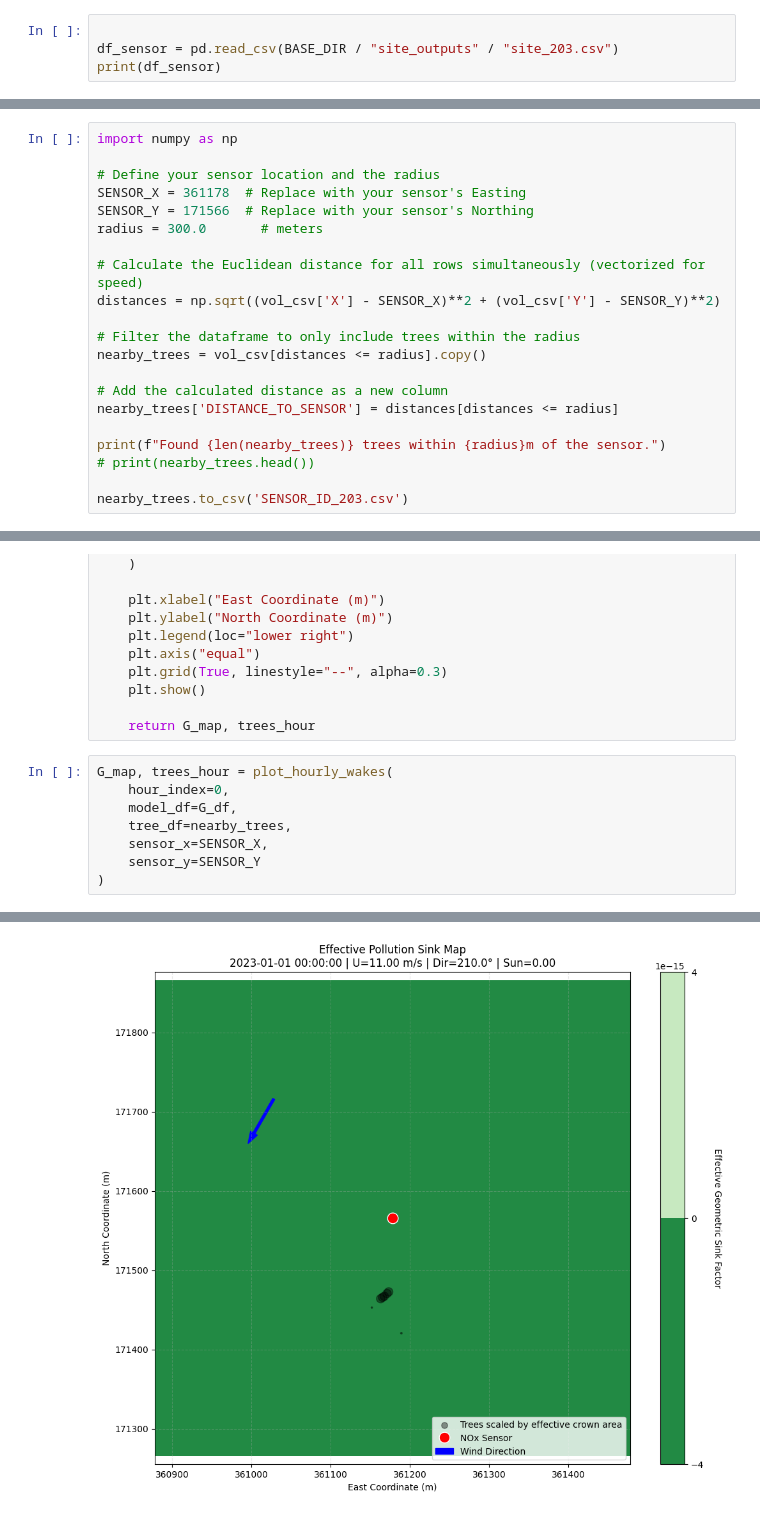
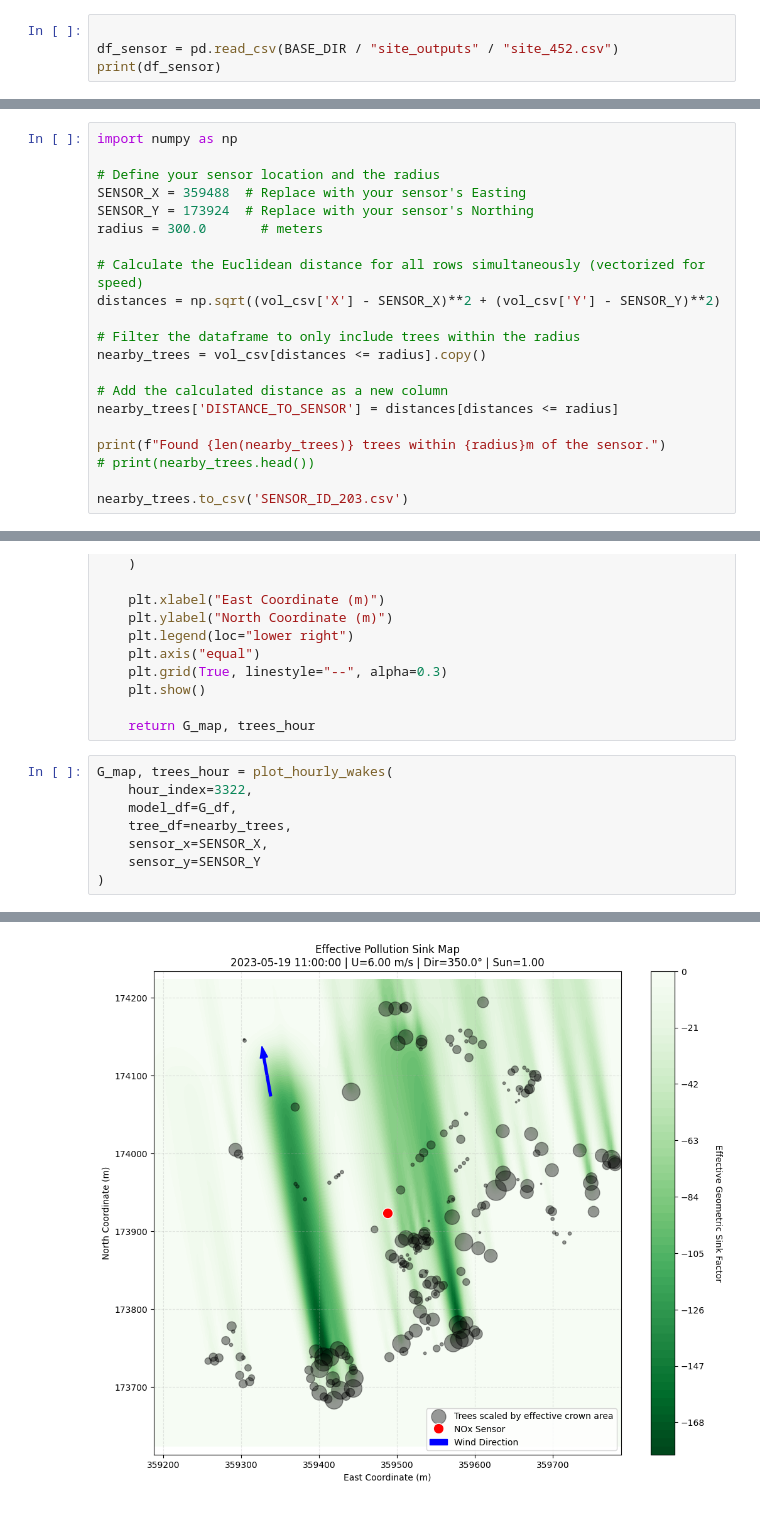
Before and after one commit to livbrannan/Quantify-Bristol-Trees-on-Traffic-NOx, a Jupyter notebook: Tree_Modelling/Andreea_exp_tailored_with_seasonality.ipynb, the cells around one changed output, grey strips where cells are left out. Saved outputs shown, nothing was run; the diff lists cells and outputs as text.

Commit message:
Graph for nicole
Second graph from the bottom xo

```diff
--- a/Tree_Modelling/Andreea_exp_tailored_with_seasonality.ipynb
+++ b/Tree_Modelling/Andreea_exp_tailored_with_seasonality.ipynb
@@ -30,6 +30,6 @@ print(vol_csv.head())
 4            60.050000    480.400000
 # %%
 
-df_sensor = pd.read_csv(BASE_DIR / "site_outputs" / "site_203.csv")
+df_sensor = pd.read_csv(BASE_DIR / "site_outputs" / "site_452.csv")
 print(df_sensor)
 # %% [output]
@@ -51,8 +51,8 @@ print(df_sensor)
 import numpy as np
 
 # Define your sensor location and the radius
-SENSOR_X = 361178  # Replace with your sensor's Easting
-SENSOR_Y = 171566  # Replace with your sensor's Northing
+SENSOR_X = 359488  # Replace with your sensor's Easting
+SENSOR_Y = 173924  # Replace with your sensor's Northing
 radius = 300.0       # meters
 
 # Calculate the Euclidean distance for all rows simultaneously (vectorized for speed)
@@ -854,7 +857,7 @@ def plot_hourly_wakes(hour_index, model_df, tree_df, sensor_x, sensor_y):
     return G_map, trees_hour
 # %%
 G_map, trees_hour = plot_hourly_wakes(
-    hour_index=0,
+    hour_index=3322,
     model_df=G_df,
     tree_df=nearby_trees,
     sensor_x=SENSOR_X,
@@ -870,4 +873,4 @@ Day of year: 1
-[figure, old version]
+[figure, new version]
 # %%
 daylight_hours = G_df[
     (G_df["sun_multiplier"] > 0) &
```
Also changed, not shown: parts of 10 cells of this notebook.
